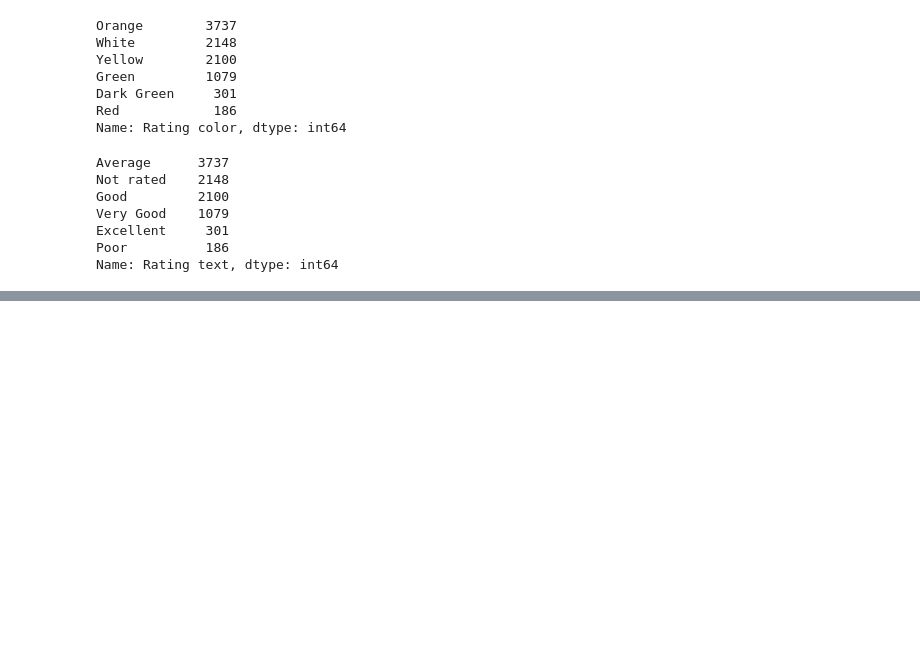
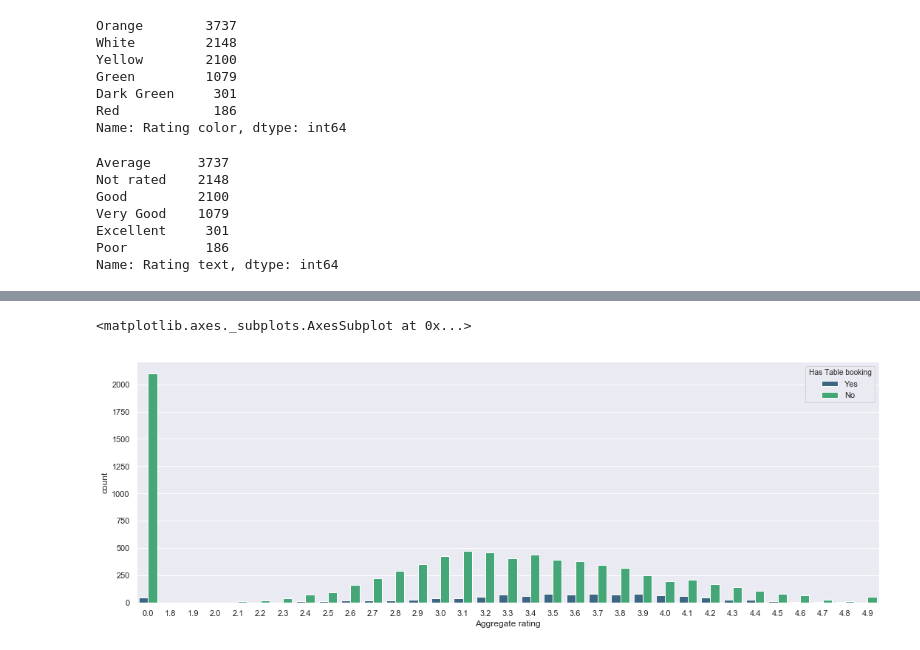
Before and after one commit to Vinays23/Zomato-Restaurant, a Jupyter notebook: zomato.ipynb, the cells around one changed output, grey strips where cells are left out. Cells and saved outputs as stored; diff of their text form; code cells hidden in the pictures; blank space fills up the shorter version.

```diff
--- a/zomato.ipynb
+++ b/zomato.ipynb
@@ -333,0 +110,5 @@ Name: Votes, Length: 1012, dtype: int64
+# %%
+sns.countplot(data=df,x='Aggregate rating',hue='Has Table booking',palette='viridis')
+# %% [output]
+<matplotlib.axes._subplots.AxesSubplot at 0x...>
+[figure, added]
```
Also changed, not shown: parts of 82 cells of this notebook, 1 other file.
